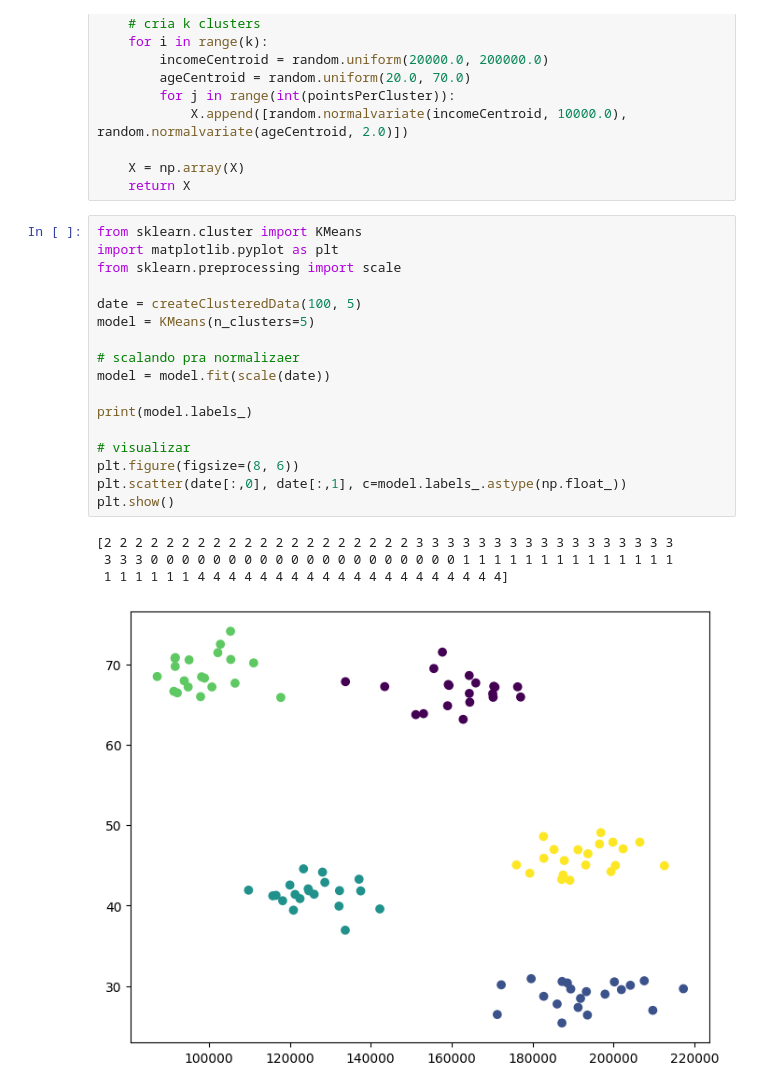
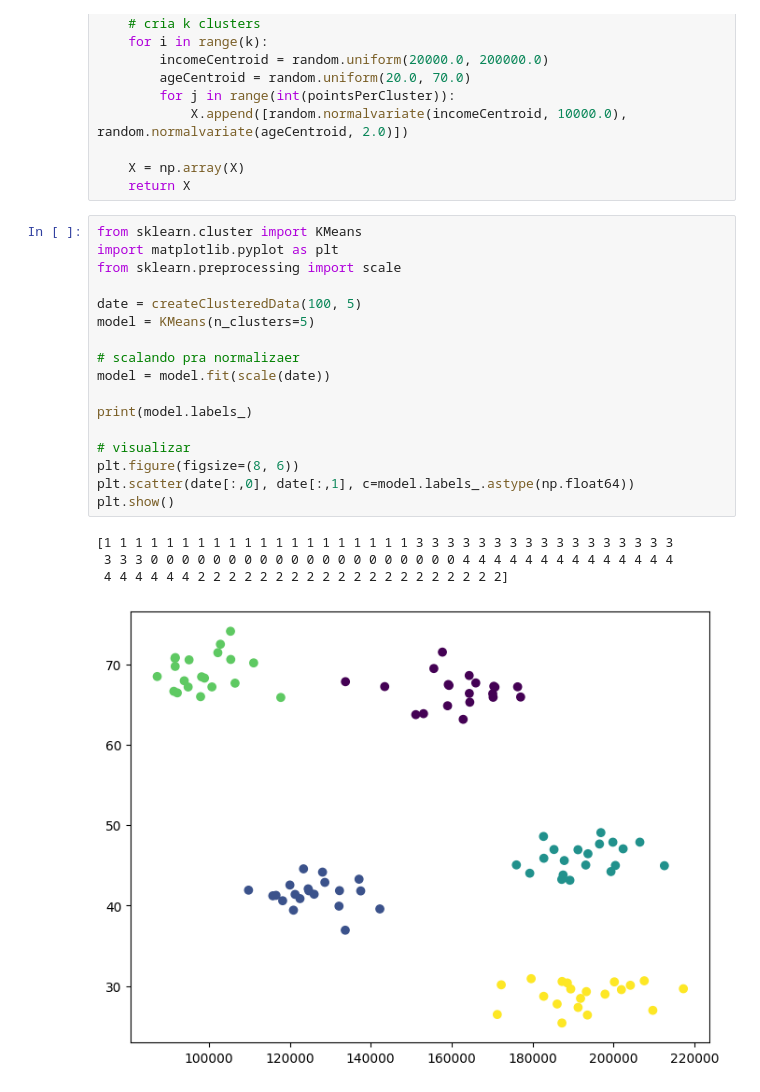
Before and after one commit to noirelab/lamia-bootcamp, a Jupyter notebook: CARD 11/k-means clustering.ipynb, the cells around one changed output. Saved outputs shown, nothing was run; the diff lists cells and outputs as text.

```diff
--- a/CARD 11/k-means clustering.ipynb
+++ b/CARD 11/k-means clustering.ipynb
@@ -19,22 +19,22 @@ def createClusteredData(N, k):
 # %%
 from sklearn.cluster import KMeans
 import matplotlib.pyplot as plt
 from sklearn.preprocessing import scale
 
 date = createClusteredData(100, 5)
 model = KMeans(n_clusters=5)
 
 # scalando pra normalizaer
 model = model.fit(scale(date))
 
 print(model.labels_)
 
 # visualizar
 plt.figure(figsize=(8, 6))
-plt.scatter(date[:,0], date[:,1], c=model.labels_.astype(np.float_))
+plt.scatter(date[:,0], date[:,1], c=model.labels_.astype(np.float64))
 plt.show()
 # %% [output]
-[2 2 2 2 2 2 2 2 2 2 2 2 2 2 2 2 2 2 2 2 3 3 3 3 3 3 3 3 3 3 3 3 3 3 3 3 3
- 3 3 3 0 0 0 0 0 0 0 0 0 0 0 0 0 0 0 0 0 0 0 0 1 1 1 1 1 1 1 1 1 1 1 1 1 1
- 1 1 1 1 1 1 4 4 4 4 4 4 4 4 4 4 4 4 4 4 4 4 4 4 4 4]
+[1 1 1 1 1 1 1 1 1 1 1 1 1 1 1 1 1 1 1 1 3 3 3 3 3 3 3 3 3 3 3 3 3 3 3 3 3
+ 3 3 3 0 0 0 0 0 0 0 0 0 0 0 0 0 0 0 0 0 0 0 0 4 4 4 4 4 4 4 4 4 4 4 4 4 4
+ 4 4 4 4 4 4 2 2 2 2 2 2 2 2 2 2 2 2 2 2 2 2 2 2 2 2]
-[figure, old version]
+[figure, new version]
```
Also changed, not shown: 4 other files.
